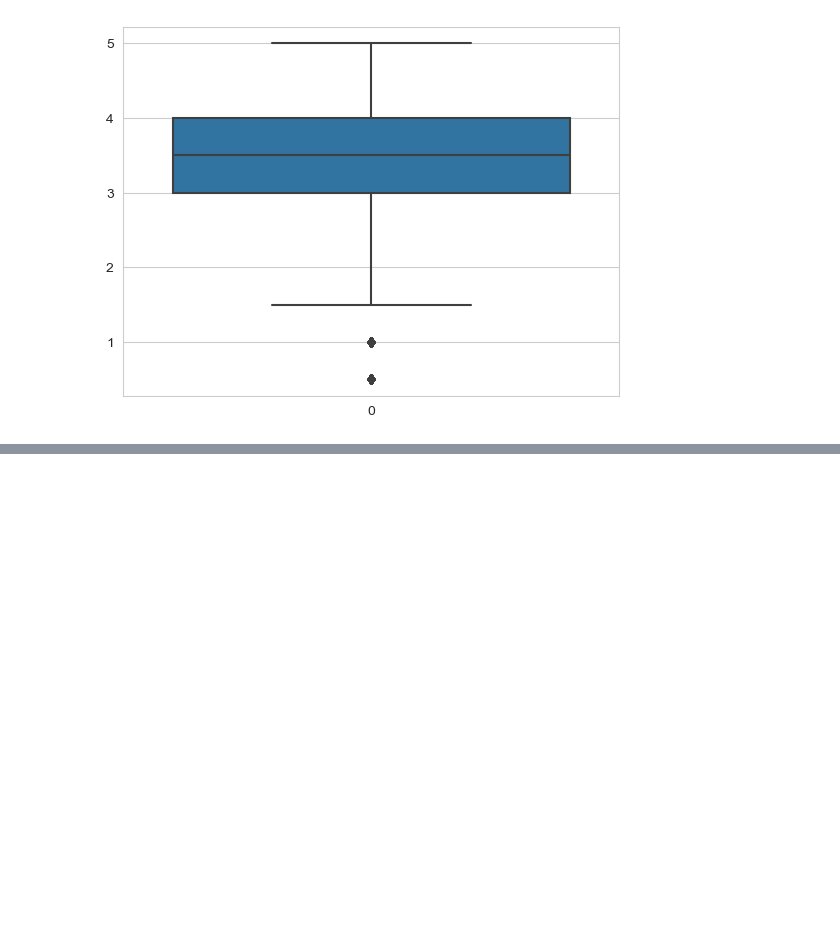
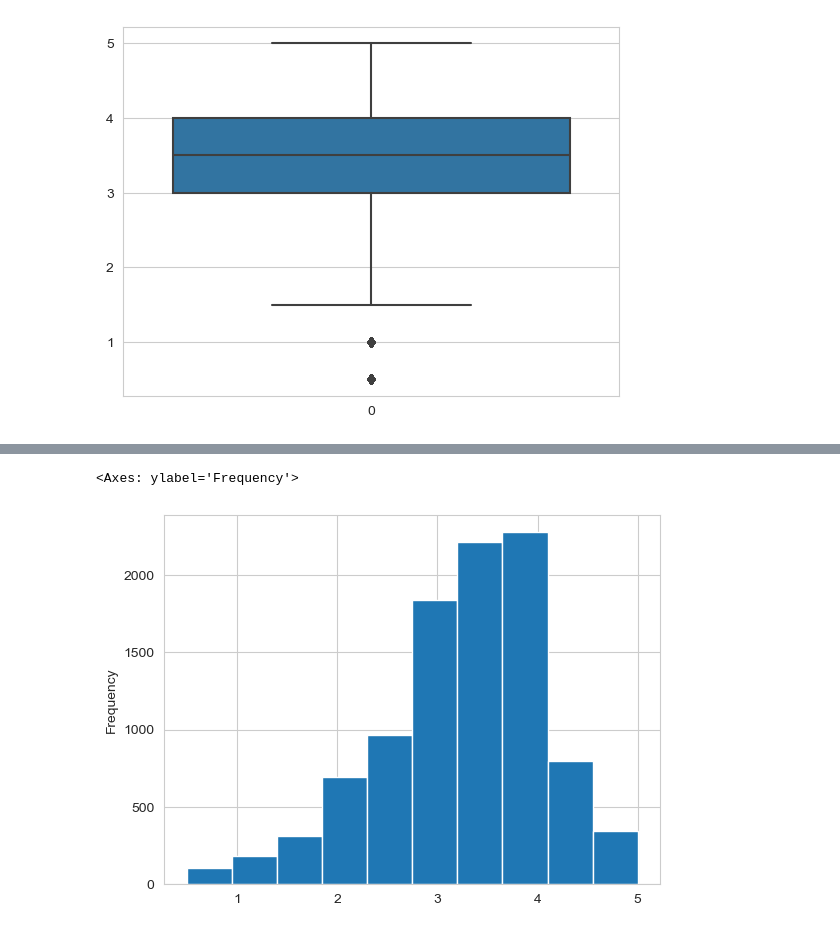
Before and after one commit to paulorobertovrc/alura-data-science, a Jupyter notebook: Pandas/main.ipynb, the cells around one changed output, grey strips where cells are left out. Saved outputs shown, nothing was run; the diff lists cells and outputs as text; code cells hidden in the pictures; blank space fills up the shorter version.

```diff
--- a/Pandas/main.ipynb
+++ b/Pandas/main.ipynb
@@ -80,0 +104,4 @@ sns.boxplot(notas.nota) # boxplot das notas
+# %%
+# notas.groupby('filmeId').mean().nota.head() # agrupa as notas por filme e calcula a média (exibe as 5 primeiras linhas)
+medias_por_filme = notas.groupby('filmeId').mean().nota
+medias_por_filme.head()
@@ -80,0 +116,5 @@ sns.boxplot(notas.nota) # boxplot das notas
+# %%
+medias_por_filme.plot(kind='hist') # histograma das médias por filme
+# %% [output]
+<Axes: ylabel='Frequency'>
+[figure, added]
```
Also changed, not shown: parts of 12 cells of this notebook.
